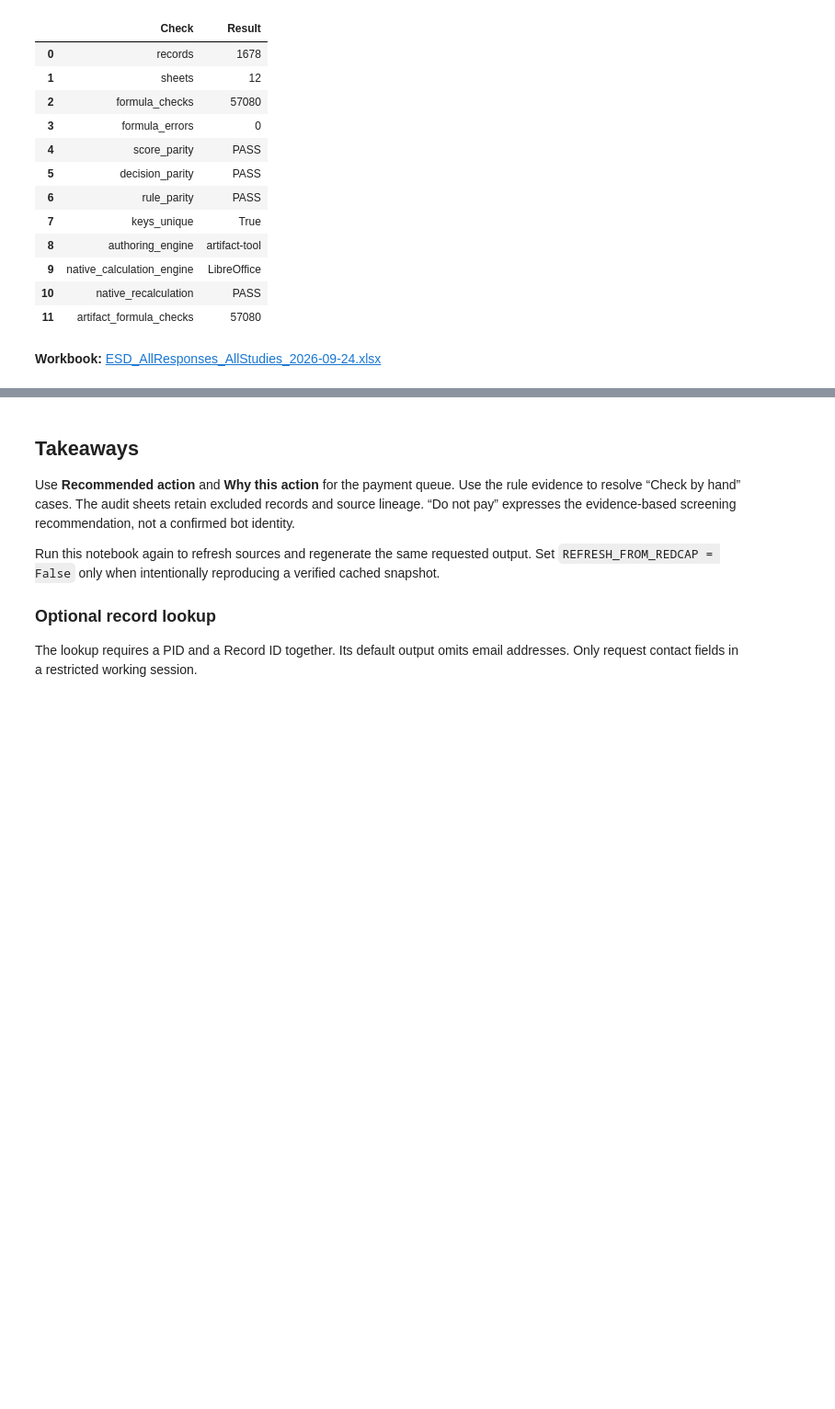
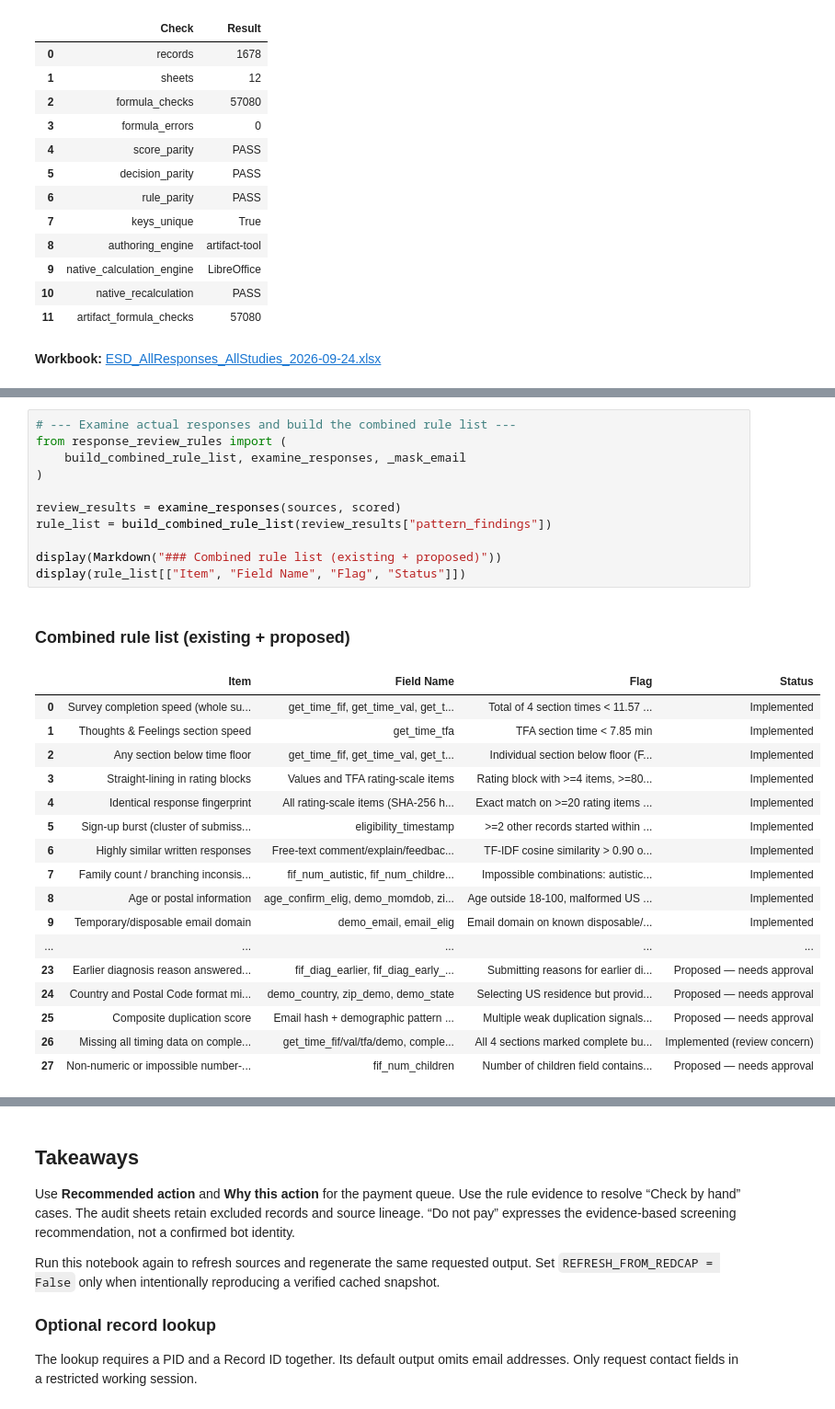
Before and after one commit to namo507/esd-redcap-metadata-watcher, a Jupyter notebook: projects/caregiver-cluster-analysis/bot_analysis.ipynb, the cells around one changed output, grey strips where cells are left out. Shown at 92% size. Drawn from its saved outputs; the diff is of its cells as text; blank space fills up the shorter version.

```diff
--- a/projects/caregiver-cluster-analysis/bot_analysis.ipynb
+++ b/projects/caregiver-cluster-analysis/bot_analysis.ipynb
@@ -286,0 +295,30 @@ display(Markdown(f"**Workbook:** [{OUTPUT_PATH.name}](Caregiver%20Outputs/restri
+# %%
+# --- Examine actual responses and build the combined rule list ---
+from response_review_rules import (
+    build_combined_rule_list, examine_responses, _mask_email
+)
+
+review_results = examine_responses(sources, scored)
+rule_list = build_combined_rule_list(review_results["pattern_findings"])
+
+display(Markdown("### Combined rule list (existing + proposed)"))
+display(rule_list[["Item", "Field Name", "Flag", "Status"]])
+# %% [output]
+### Combined rule list (existing + proposed)
+|  | Item | Field Name | Flag | Status |
+| 0 | Survey completion speed (whole su... | get_time_fif, get_time_val, get_t... | Total of 4 section times < 11.57 ... | Implemented |
+| 1 | Thoughts & Feelings section speed | get_time_tfa | TFA section time < 7.85 min | Implemented |
+| 2 | Any section below time floor | get_time_fif, get_time_val, get_t... | Individual section below floor (F... | Implemented |
+| 3 | Straight-lining in rating blocks | Values and TFA rating-scale items | Rating block with >=4 items, >=80... | Implemented |
+| 4 | Identical response fingerprint | All rating-scale items (SHA-256 h... | Exact match on >=20 rating items ... | Implemented |
+| 5 | Sign-up burst (cluster of submiss... | eligibility_timestamp | >=2 other records started within ... | Implemented |
+| 6 | Highly similar written responses | Free-text comment/explain/feedbac... | TF-IDF cosine similarity > 0.90 o... | Implemented |
+| 7 | Family count / branching inconsis... | fif_num_autistic, fif_num_childre... | Impossible combinations: autistic... | Implemented |
+| 8 | Age or postal information | age_confirm_elig, demo_momdob, zi... | Age outside 18-100, malformed US ... | Implemented |
+| 9 | Temporary/disposable email domain | demo_email, email_elig | Email domain on known disposable/... | Implemented |
+| ... | ... | ... | ... | ... |
+| 23 | Earlier diagnosis reason answered... | fif_diag_earlier, fif_diag_early_... | Submitting reasons for earlier di... | Proposed — needs approval |
+| 24 | Country and Postal Code format mi... | demo_country, zip_demo, demo_state | Selecting US residence but provid... | Proposed — needs approval |
+| 25 | Composite duplication score | Email hash + demographic pattern ... | Multiple weak duplication signals... | Proposed — needs approval |
+| 26 | Missing all timing data on comple... | get_time_fif/val/tfa/demo, comple... | All 4 sections marked complete bu... | Implemented (review concern) |
+| 27 | Non-numeric or impossible number-... | fif_num_children | Number of children field contains... | Proposed — needs approval |
```
Also changed, not shown: parts of 12 cells of this notebook, 13 other files.
